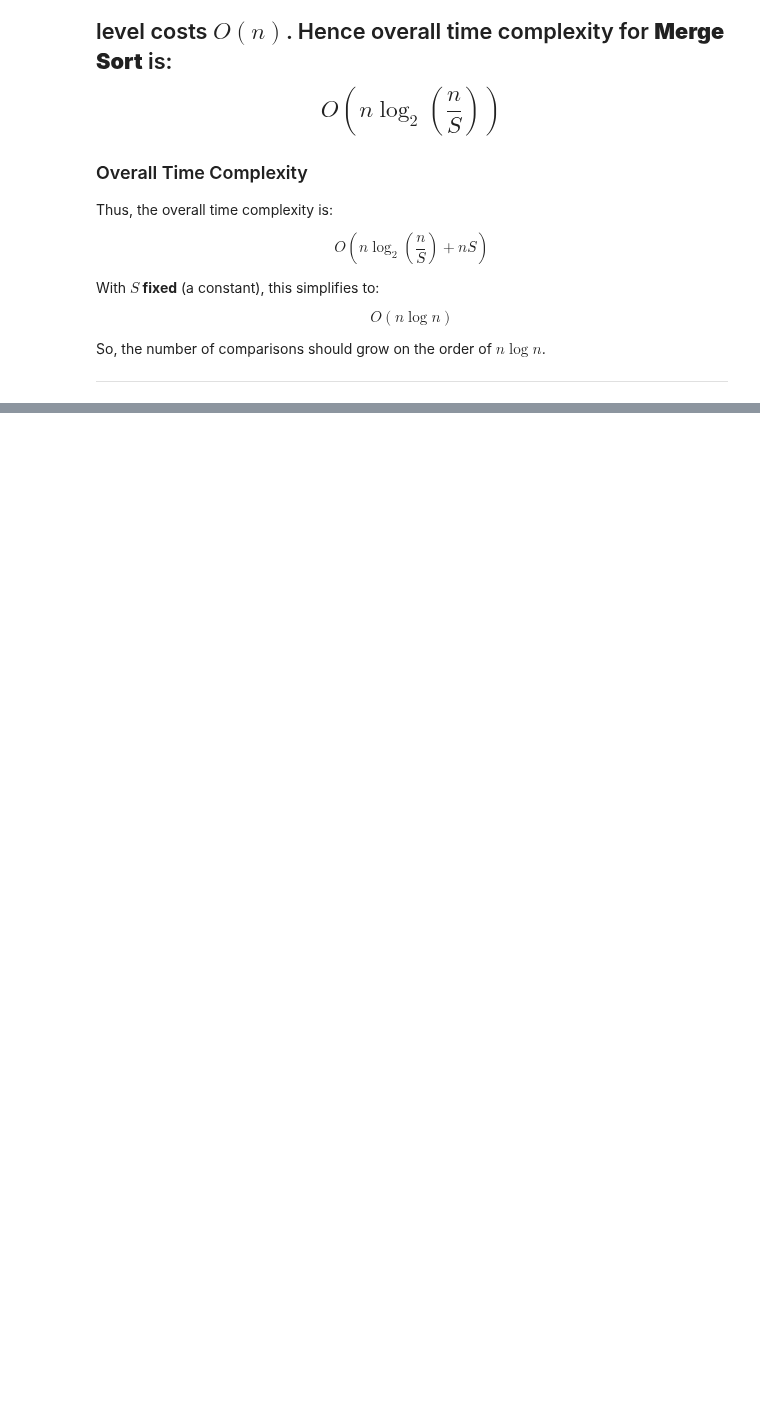
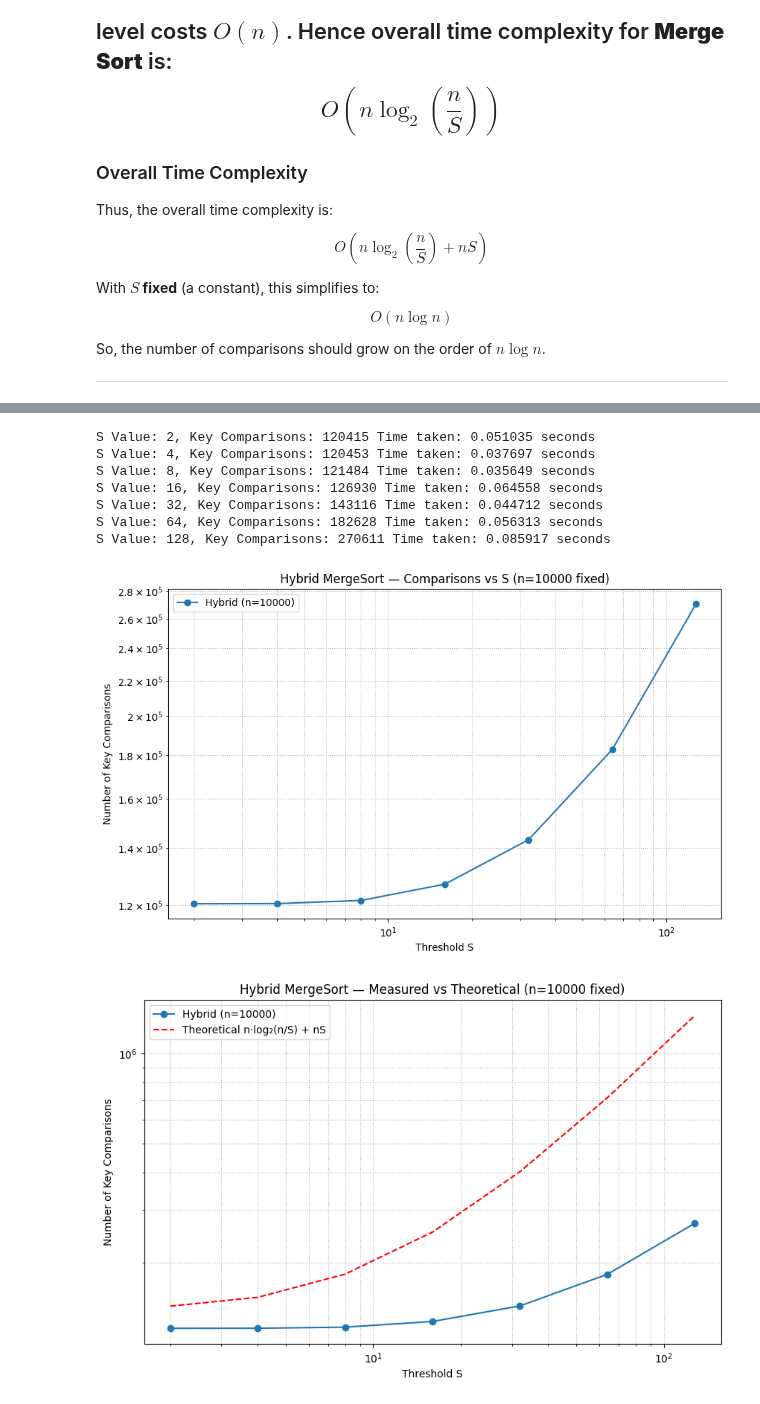
Before and after one commit to alngxx/Algo-Analysis-Projects, a Jupyter notebook: Project1.ipynb, the cells around one changed output, grey strips where cells are left out. Cells and saved outputs as stored; diff of their text form; code cells hidden in the pictures; blank space fills up the shorter version.

```diff
--- a/Project1.ipynb
+++ b/Project1.ipynb
@@ -393,0 +418,78 @@ Number of Key Comparisons: 108210012
+# %%
+
+def experiment_cii_with_fixed_n(inputData, n_fixed, S_values):
+    """
+    Run hybridSort for a fixed n (n_fixed) with varying S values, and record the number of key comparisons.
+    Returns (S_values, comps_S) where comps_S is the list of key comparisons for each S.
+    """
+    comps_S = []
+
+
+    for S in S_values:
+        # Find the dataset of size n_fixed
+        for data in inputData:
+            if len(data) != n_fixed:
+                continue  # Skip data if the size doesn't match n_fixed
+
+            arr = data.copy()
+            keyC = 0
+
+            stime = time.time()
+            keyC = hybridSort(arr, keyC, 0, len(arr) - 1, S=S)
+            etime = time.time()
+
+
+            comps_S.append(keyC)
+
+            print(f"S Value: {S}, Key Comparisons: {keyC} Time taken: {etime - stime:.6f} seconds")
+            break
+
+    return S_values, comps_S
+
+
+n_fixed = 10000
+S_values = [2, 4, 8, 16, 32, 64, 128]
+
+# Run the experiment
+S_values, comps_S = experiment_cii_with_fixed_n(inputData, n_fixed, S_values)
+
+# Plot the results
+plt.figure(figsize=(10, 6))
+plt.plot(S_values, comps_S, marker='o', label=f"Hybrid (n={n_fixed})")
+plt.yscale('log')
+plt.xscale('log')
+
+plt.xlabel("Threshold S")
+plt.ylabel("Number of Key Comparisons")
+plt.title(f"Hybrid MergeSort — Comparisons vs S (n={n_fixed} fixed)")
+plt.grid(True, which='both', ls=':')
+plt.legend()
+plt.show()
+
+# --- Optional: overlay a scaled n·log2 n curve for visual comparison ---
+theory_S = [n_fixed * math.log2(n_fixed / S) + n_fixed * S for S in S_values]
+
+# Plot theoretical comparison
+plt.figure(figsize=(10, 6))
+plt.plot(S_values, comps_S, marker='o', label=f"Hybrid (n={n_fixed})")
+plt.plot(S_values, theory_S, linestyle='--', label="Theoretical n·log₂(n/S) + nS", color='red')
+
+plt.xscale('log')
+plt.yscale('log')
+
+plt.xlabel("Threshold S")
+plt.ylabel("Number of Key Comparisons")
+plt.title(f"Hybrid MergeSort — Measured vs Theoretical (n={n_fixed} fixed)")
+plt.grid(True, which='both', ls=':')
+plt.legend()
+plt.show()
+# %% [output]
+S Value: 2, Key Comparisons: 120415 Time taken: 0.051035 seconds
+S Value: 4, Key Comparisons: 120453 Time taken: 0.037697 seconds
+S Value: 8, Key Comparisons: 121484 Time taken: 0.035649 seconds
+S Value: 16, Key Comparisons: 126930 Time taken: 0.064558 seconds
+S Value: 32, Key Comparisons: 143116 Time taken: 0.044712 seconds
+S Value: 64, Key Comparisons: 182628 Time taken: 0.056313 seconds
+S Value: 128, Key Comparisons: 270611 Time taken: 0.085917 seconds
+[figure, added]
+[figure, added]
```
Also changed, not shown: parts of 3 cells of this notebook.
